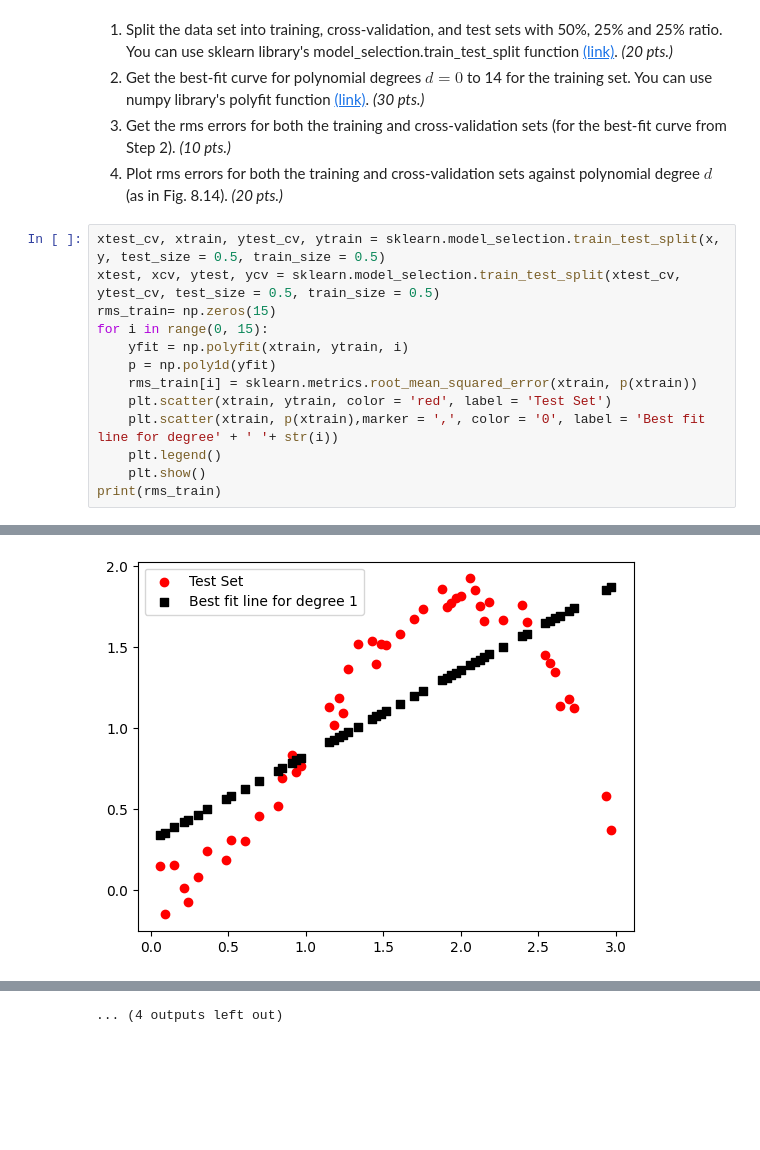
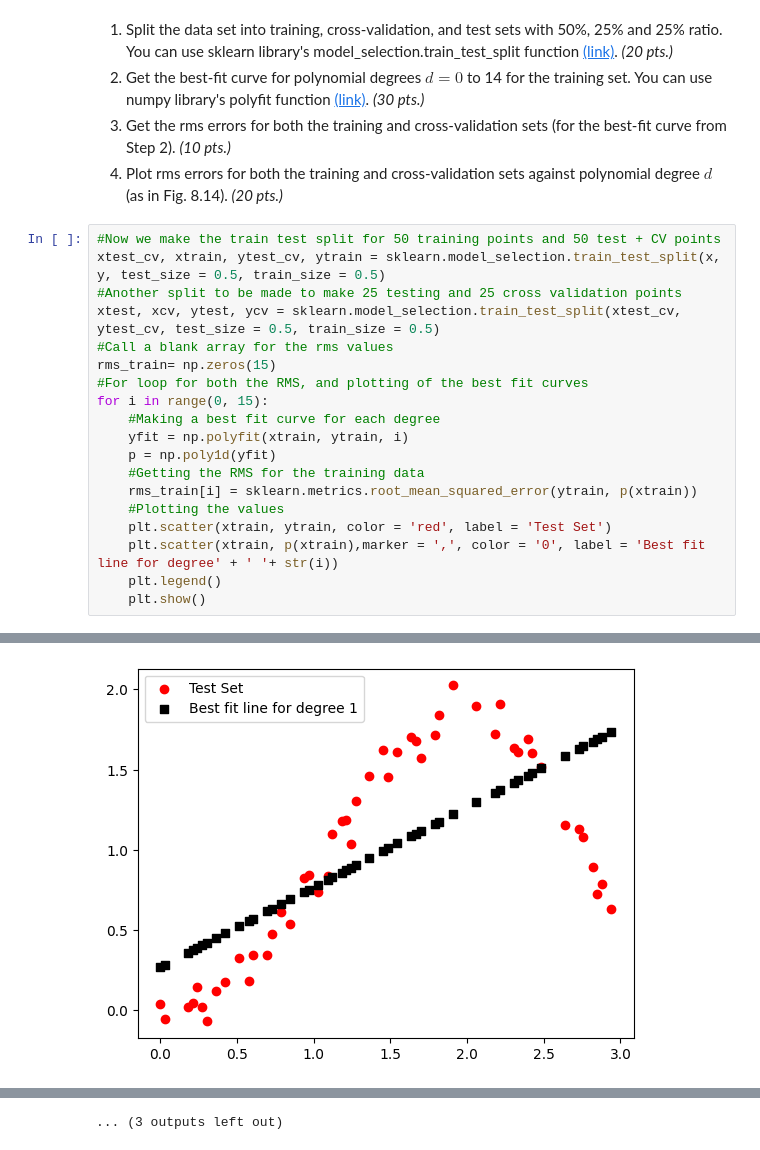
Before and after one commit to PKHR620/AP157-Lab, a Jupyter notebook: AP157_lab_assignment_A1.ipynb, the cells around one changed output, grey strips where cells are left out. Saved outputs shown, nothing was run; the diff lists cells and outputs as text; blank space fills up the shorter version.

```diff
--- a/AP157_lab_assignment_A1.ipynb
+++ b/AP157_lab_assignment_A1.ipynb
@@ -66,16 +68,22 @@ Recreate the top panel of Figure 8.14: rms error vs. polynomial degree for the t
 3. Get the rms errors for both the training and cross-validation sets (for the best-fit curve from Step 2). *(10 pts.)*
 4. Plot rms errors for both the training and cross-validation sets against polynomial degree $d$ (as in Fig. 8.14). *(20 pts.)*
 # %%
+#Now we make the train test split for 50 training points and 50 test + CV points
 xtest_cv, xtrain, ytest_cv, ytrain = sklearn.model_selection.train_test_split(x, y, test_size = 0.5, train_size = 0.5)
+#Another split to be made to make 25 testing and 25 cross validation points
 xtest, xcv, ytest, ycv = sklearn.model_selection.train_test_split(xtest_cv, ytest_cv, test_size = 0.5, train_size = 0.5)
+#Call a blank array for the rms values
 rms_train= np.zeros(15)
+#For loop for both the RMS, and plotting of the best fit curves
 for i in range(0, 15):
+    #Making a best fit curve for each degree
     yfit = np.polyfit(xtrain, ytrain, i)
     p = np.poly1d(yfit)
-    rms_train[i] = sklearn.metrics.root_mean_squared_error(xtrain, p(xtrain))
+    #Getting the RMS for the training data
+    rms_train[i] = sklearn.metrics.root_mean_squared_error(ytrain, p(xtrain))
+    #Plotting the values
     plt.scatter(xtrain, ytrain, color = 'red', label = 'Test Set')
     plt.scatter(xtrain, p(xtrain),marker = ',', color = '0', label = 'Best fit line for degree' + ' '+ str(i))
     plt.legend()
     plt.show()
-print(rms_train)
 # %% [output]
@@ -83 +91 @@ print(rms_train)
-[figure, old version]
+[figure, new version]
@@ -94,2 +102,2 @@ print(rms_train)
-... (4 outputs left out)
+... (3 outputs left out)
 # %%
```
Also changed, not shown: parts of 4 cells of this notebook.
